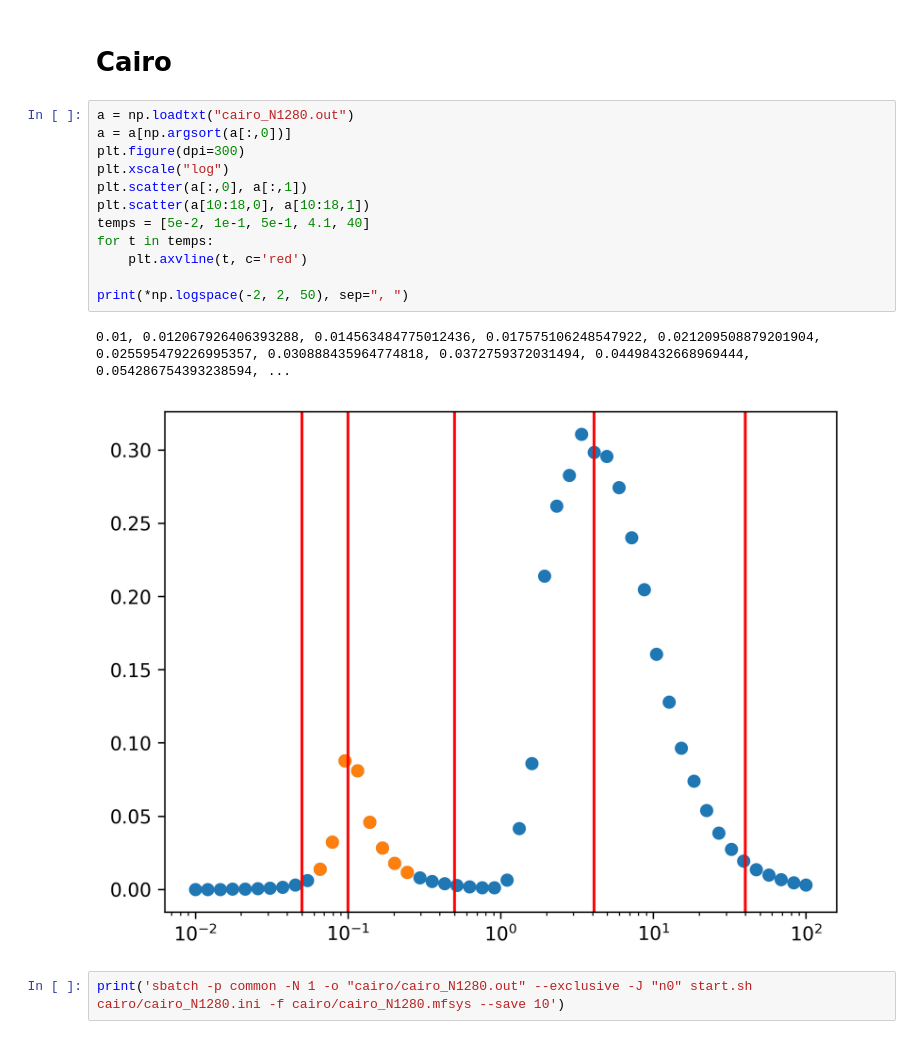
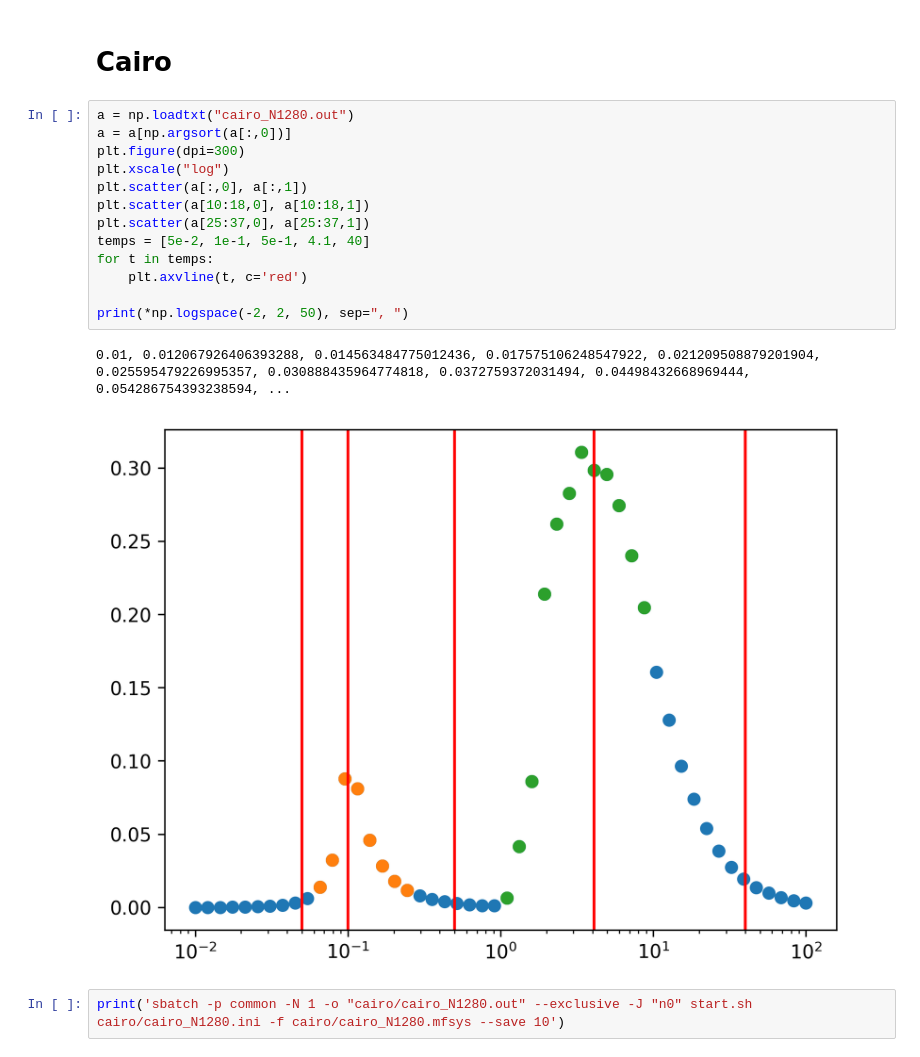
Before and after one commit to Faikert/autocorrelator_2030, a Jupyter notebook: data/temperatures.ipynb, the cells around one changed output. Cells and saved outputs as stored; diff of their text form.

```diff
--- a/data/temperatures.ipynb
+++ b/data/temperatures.ipynb
@@ -26,18 +26,19 @@ for t in temps:
 # %%
 a = np.loadtxt("cairo_N1280.out")
 a = a[np.argsort(a[:,0])]
 plt.figure(dpi=300)
 plt.xscale("log")
 plt.scatter(a[:,0], a[:,1])
 plt.scatter(a[10:18,0], a[10:18,1])
+plt.scatter(a[25:37,0], a[25:37,1])
 temps = [5e-2, 1e-1, 5e-1, 4.1, 40]
 for t in temps:
     plt.axvline(t, c='red')
 
 print(*np.logspace(-2, 2, 50), sep=", ")
 # %% [output]
 0.01, 0.012067926406393288, 0.014563484775012436, 0.017575106248547922, 0.021209508879201904, 0.025595479226995357, 0.030888435964774818, 0.0372759372031494, 0.04498432668969444, 0.054286754393238594, ...
-[figure, old version]
+[figure, new version]
 # %%
 print('sbatch -p common -N 1 -o "cairo/cairo_N1280.out" --exclusive -J "n0" start.sh cairo/cairo_N1280.ini -f cairo/cairo_N1280.mfsys --save 10')
 # %% [output]
```
Also changed, not shown: 9 other files.
